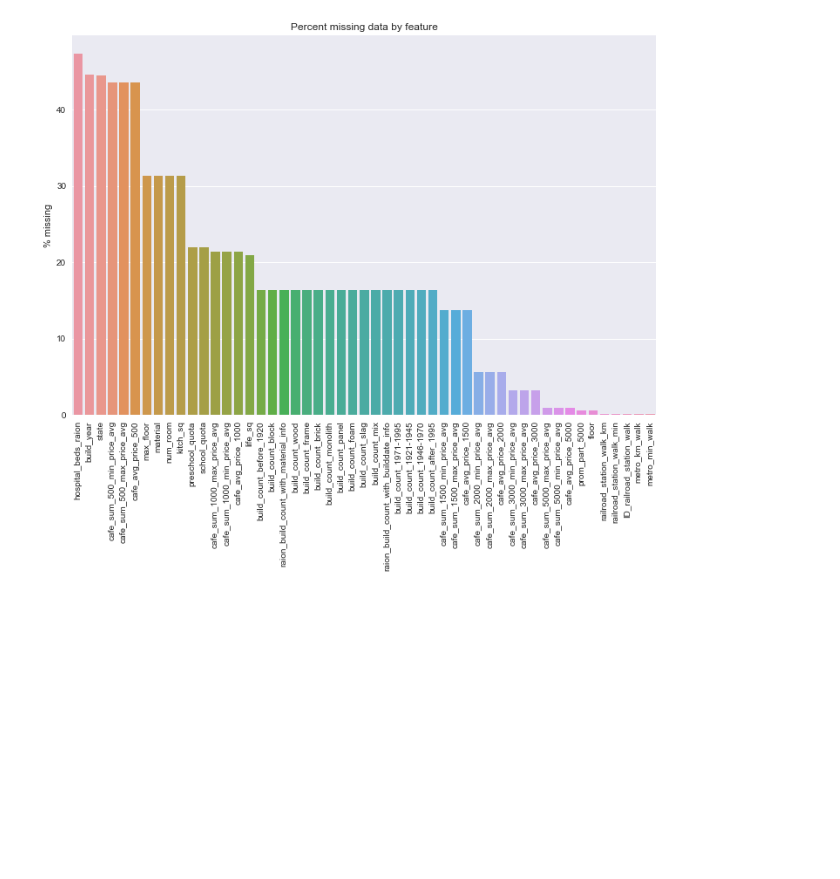
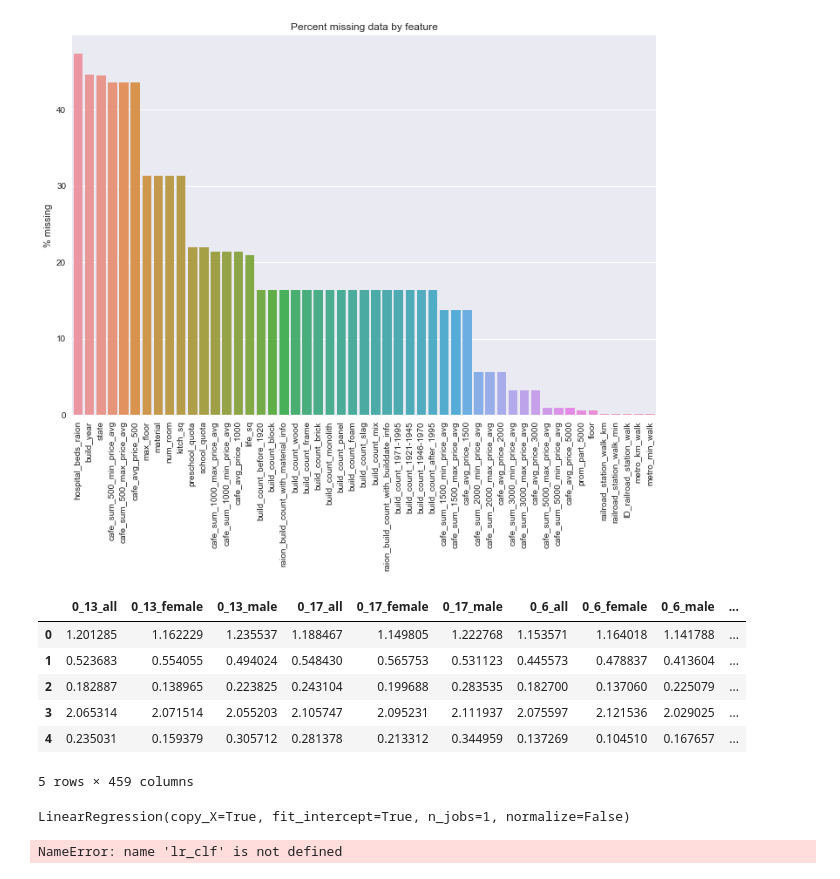
Before and after one commit to ClaudiuCreanga/data-science, a Jupyter notebook: sberbank-russian-housing-market.ipynb, the cells around one changed output. Drawn from its saved outputs; the diff is of its cells as text; code cells hidden in the pictures; blank space fills up the shorter version.

```diff
--- a/sberbank-russian-housing-market.ipynb
+++ b/sberbank-russian-housing-market.ipynb
@@ -104,14 +104,28 @@ ax.set(title='Percent missing data by feature', ylabel='% missing')
 X_all = pd.concat(objs = [X_train, X_test], axis=0)
 assert isinstance(X_all, pd.DataFrame)
 
+X_all["timestamp"] = X_all["timestamp"].apply(lambda row: str(row).split("-")[0])
 X_all.fillna(X_all.mean(), inplace = True)
 X_all = pd.get_dummies(X_all)
 # %%
 # feature scaling
 
+from sklearn_pandas import DataFrameMapper
 from sklearn.preprocessing import StandardScaler
 
-X_all = StandardScaler().fit_transform(X_all)
+ids = X_all["id"]
+mapper = DataFrameMapper([(X_all.columns, StandardScaler())])
+scaled_features = mapper.fit_transform(X_all.copy())
+scaled_features_df = pd.DataFrame(scaled_features, index=X_all.index, columns=X_all.columns)
+scaled_features_df.head()
+# %% [output]
+|  | 0_13_all | 0_13_female | 0_13_male | 0_17_all | 0_17_female | 0_17_male | 0_6_all | 0_6_female | 0_6_male | ... |
+| 0 | 1.201285 | 1.162229 | 1.235537 | 1.188467 | 1.149805 | 1.222768 | 1.153571 | 1.164018 | 1.141788 | ... |
+| 1 | 0.523683 | 0.554055 | 0.494024 | 0.548430 | 0.565753 | 0.531123 | 0.445573 | 0.478837 | 0.413604 | ... |
+| 2 | 0.182887 | 0.138965 | 0.223825 | 0.243104 | 0.199688 | 0.283535 | 0.182700 | 0.137060 | 0.225079 | ... |
+| 3 | 2.065314 | 2.071514 | 2.055203 | 2.105747 | 2.095231 | 2.111937 | 2.075597 | 2.121536 | 2.029025 | ... |
+| 4 | 0.235031 | 0.159379 | 0.305712 | 0.281378 | 0.213312 | 0.344959 | 0.137269 | 0.104510 | 0.167657 | ... |
+5 rows × 459 columns
 # %%
 # split the data
 
@@ -125 +142,10 @@ X_matrix = X_train.as_matrix()
 y_matrix = y.as_matrix()
+# %%
+# test it with linear regression
+
+from sklearn.linear_model import LinearRegression
+
+lr_clf = LinearRegression()
+lr_clf.fit(X_train_transformed, y)
+# %% [output]
+LinearRegression(copy_X=True, fit_intercept=True, n_jobs=1, normalize=False)
@@ -125,0 +159,8 @@ y_matrix = y.as_matrix()
+# %%
+from sklearn.model_selection import cross_val_score
+
+lr_scores = cross_val_score(lr_clf,X_train_transformed, y, scoring="neg_mean_squared_error", cv=10)
+lr_rmse_scores = np.sqrt(-lr_scores)
+display_scores(lr_rmse_scores)
+# %% [output]
+NameError: name 'lr_clf' is not defined
```
Also changed, not shown: parts of 15 cells of this notebook, 3 other files.
